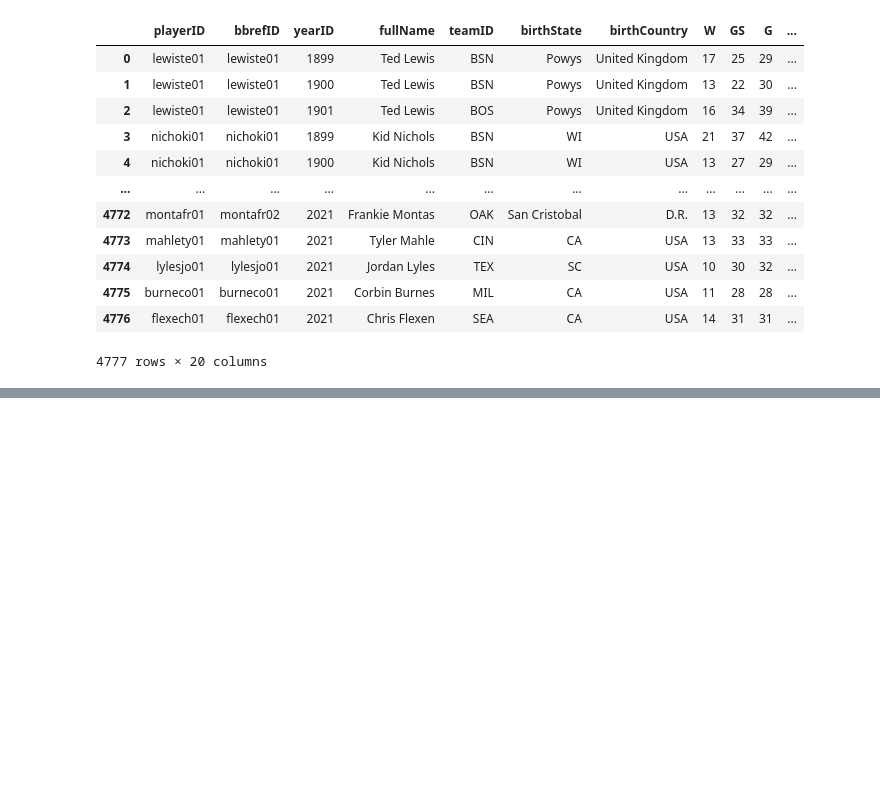
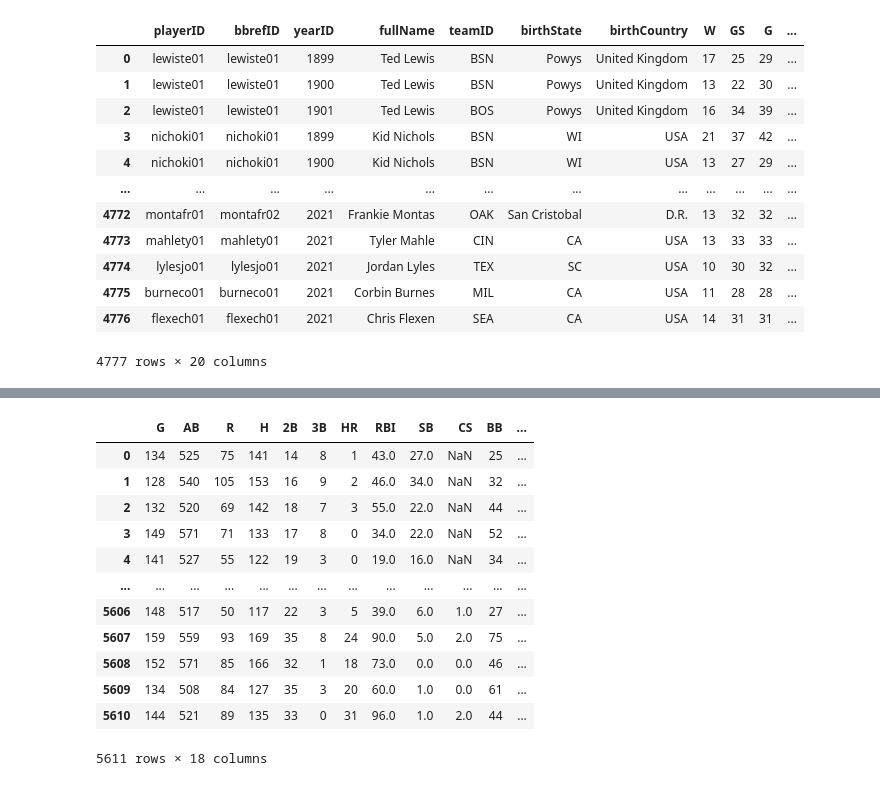
Before and after one commit to texasfight/BaseballDashboard, a Jupyter notebook: huidi.ipynb, the cells around one changed output, grey strips where cells are left out. Saved outputs shown, nothing was run; the diff lists cells and outputs as text; code cells hidden in the pictures; blank space fills up the shorter version.

```diff
--- a/huidi.ipynb
+++ b/huidi.ipynb
@@ -256,0 +254,17 @@ plt.show()
+# %%
+batting_heavy_abvanced_main = batting_heavy_abvanced_final.iloc[0:5611,7:25]
+batting_heavy_abvanced_main
+# %% [output]
+|  | G | AB | R | H | 2B | 3B | HR | RBI | SB | CS | BB | ... |
+| 0 | 134 | 525 | 75 | 141 | 14 | 8 | 1 | 43.0 | 27.0 | NaN | 25 | ... |
+| 1 | 128 | 540 | 105 | 153 | 16 | 9 | 2 | 46.0 | 34.0 | NaN | 32 | ... |
+| 2 | 132 | 520 | 69 | 142 | 18 | 7 | 3 | 55.0 | 22.0 | NaN | 44 | ... |
+| 3 | 149 | 571 | 71 | 133 | 17 | 8 | 0 | 34.0 | 22.0 | NaN | 52 | ... |
+| 4 | 141 | 527 | 55 | 122 | 19 | 3 | 0 | 19.0 | 16.0 | NaN | 34 | ... |
+| ... | ... | ... | ... | ... | ... | ... | ... | ... | ... | ... | ... | ... |
+| 5606 | 148 | 517 | 50 | 117 | 22 | 3 | 5 | 39.0 | 6.0 | 1.0 | 27 | ... |
+| 5607 | 159 | 559 | 93 | 169 | 35 | 8 | 24 | 90.0 | 5.0 | 2.0 | 75 | ... |
+| 5608 | 152 | 571 | 85 | 166 | 32 | 1 | 18 | 73.0 | 0.0 | 0.0 | 46 | ... |
+| 5609 | 134 | 508 | 84 | 127 | 35 | 3 | 20 | 60.0 | 1.0 | 0.0 | 61 | ... |
+| 5610 | 144 | 521 | 89 | 135 | 33 | 0 | 31 | 96.0 | 1.0 | 2.0 | 44 | ... |
+5611 rows × 18 columns
```
Also changed, not shown: parts of 16 cells of this notebook.
